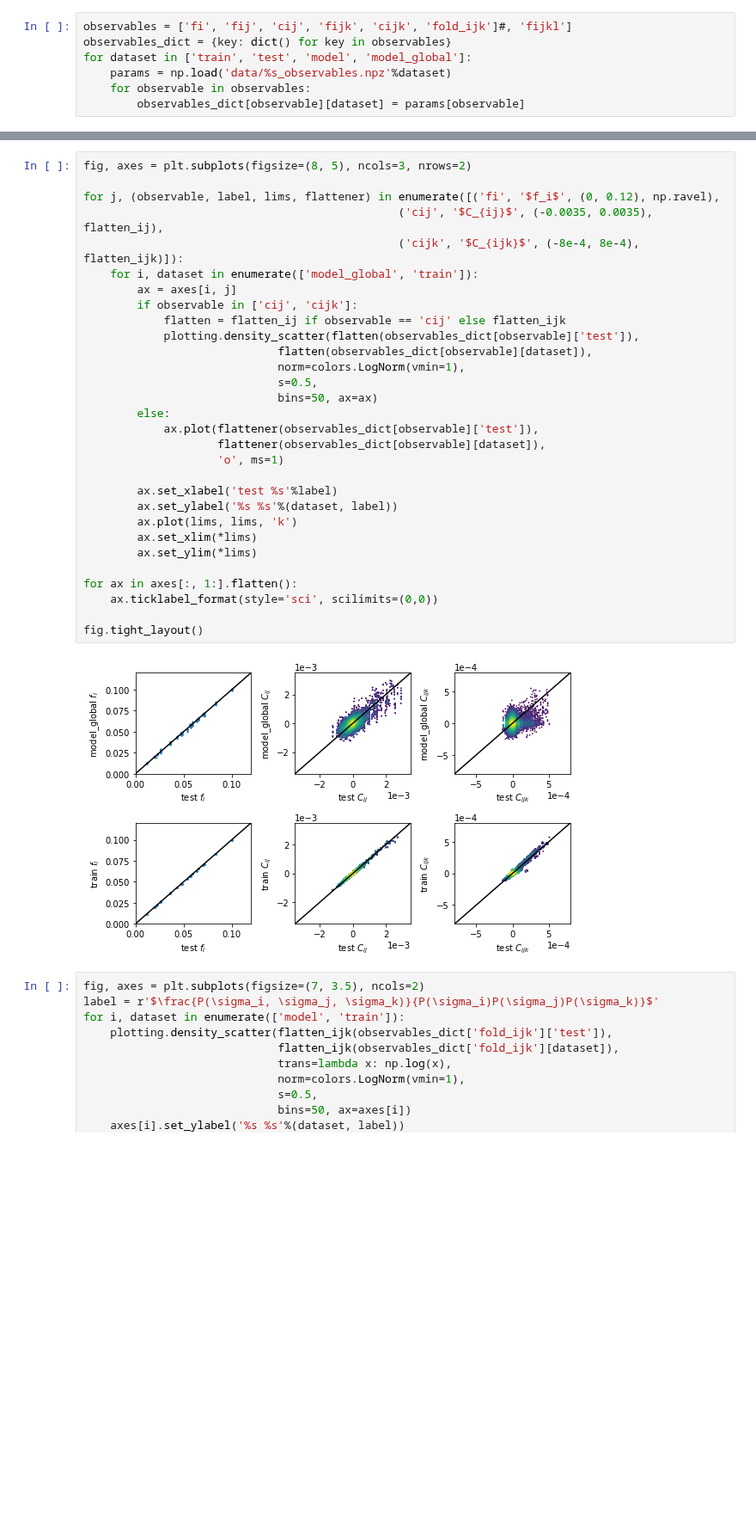
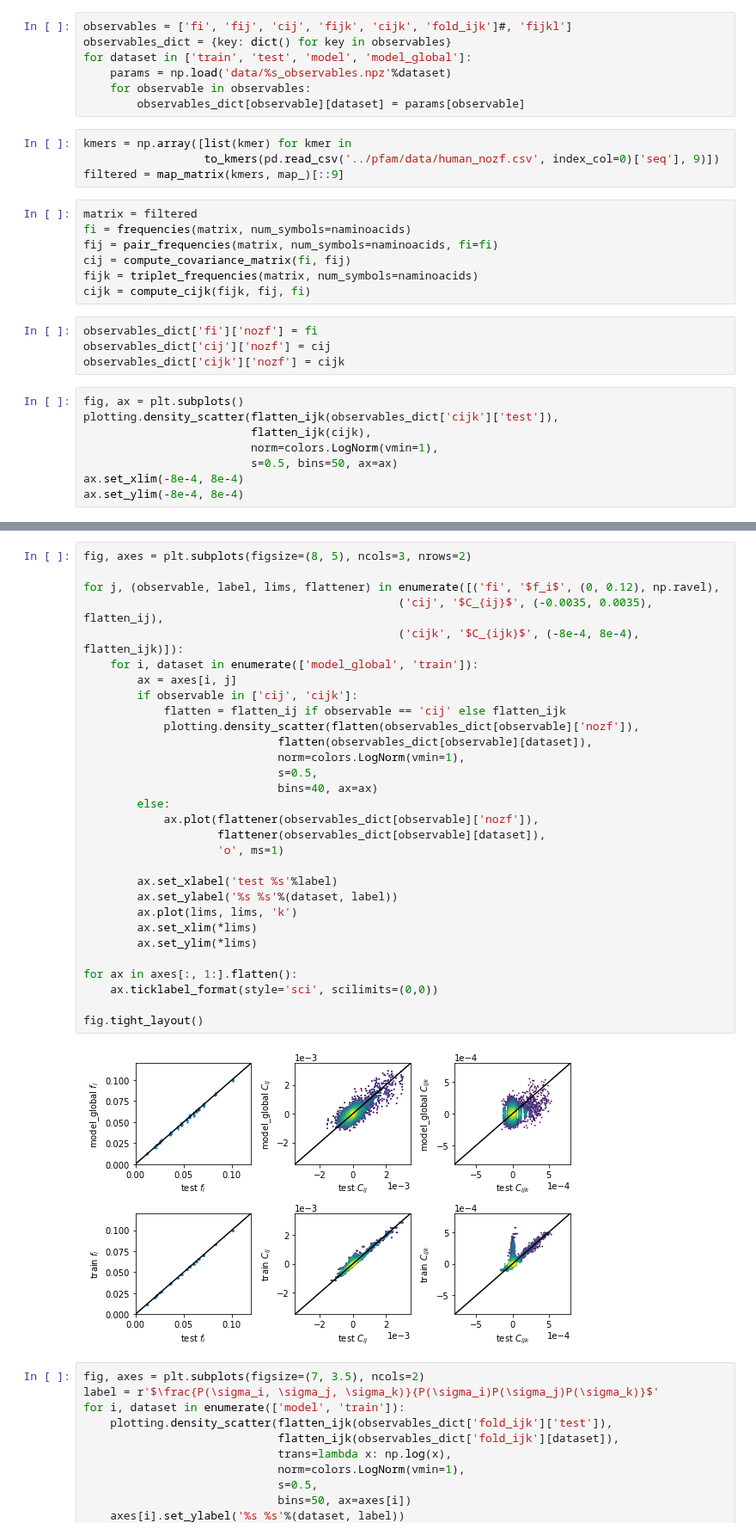
Before and after one commit to andim/peptidome, a Jupyter notebook: code/maxent/maxent_analysis.ipynb, the cells around one changed output, grey strips where cells are left out. Shown at 86% size. Saved outputs shown, nothing was run; the diff lists cells and outputs as text; blank space fills up the shorter version.

Commit message:
cijk excluding zincfingers

```diff
--- a/code/maxent/maxent_analysis.ipynb
+++ b/code/maxent/maxent_analysis.ipynb
@@ -149,3 +149,26 @@ for dataset in ['train', 'test', 'model', 'model_global']:
     params = np.load('data/%s_observables.npz'%dataset)
     for observable in observables:
         observables_dict[observable][dataset] = params[observable]
+# %%
+kmers = np.array([list(kmer) for kmer in
+                  to_kmers(pd.read_csv('../pfam/data/human_nozf.csv', index_col=0)['seq'], 9)])
+filtered = map_matrix(kmers, map_)[::9]
+# %%
+matrix = filtered
+fi = frequencies(matrix, num_symbols=naminoacids)
+fij = pair_frequencies(matrix, num_symbols=naminoacids, fi=fi)
+cij = compute_covariance_matrix(fi, fij)
+fijk = triplet_frequencies(matrix, num_symbols=naminoacids)
+cijk = compute_cijk(fijk, fij, fi)
+# %%
+observables_dict['fi']['nozf'] = fi
+observables_dict['cij']['nozf'] = cij
+observables_dict['cijk']['nozf'] = cijk
+# %%
+fig, ax = plt.subplots()
+plotting.density_scatter(flatten_ijk(observables_dict['cijk']['test']),
+                         flatten_ijk(cijk),
+                         norm=colors.LogNorm(vmin=1),
+                         s=0.5, bins=50, ax=ax)
+ax.set_xlim(-8e-4, 8e-4)
+ax.set_ylim(-8e-4, 8e-4)
@@ -152,35 +178,35 @@ for dataset in ['train', 'test', 'model', 'model_global']:
 # %%
 fig, axes = plt.subplots(figsize=(8, 5), ncols=3, nrows=2)
 
 for j, (observable, label, lims, flattener) in enumerate([('fi', '$f_i$', (0, 0.12), np.ravel),
                                                ('cij', '$C_{ij}$', (-0.0035, 0.0035), flatten_ij),
                                                ('cijk', '$C_{ijk}$', (-8e-4, 8e-4), flatten_ijk)]):
     for i, dataset in enumerate(['model_global', 'train']):
         ax = axes[i, j]
         if observable in ['cij', 'cijk']:
             flatten = flatten_ij if observable == 'cij' else flatten_ijk
-            plotting.density_scatter(flatten(observables_dict[observable]['test']),
+            plotting.density_scatter(flatten(observables_dict[observable]['nozf']),
                              flatten(observables_dict[observable][dataset]),
                              norm=colors.LogNorm(vmin=1),
                              s=0.5,
-                             bins=50, ax=ax)
+                             bins=40, ax=ax)
         else:
-            ax.plot(flattener(observables_dict[observable]['test']),
+            ax.plot(flattener(observables_dict[observable]['nozf']),
                     flattener(observables_dict[observable][dataset]),
                     'o', ms=1)
 
         ax.set_xlabel('test %s'%label)
         ax.set_ylabel('%s %s'%(dataset, label))
         ax.plot(lims, lims, 'k')
         ax.set_xlim(*lims)
         ax.set_ylim(*lims)
 
 for ax in axes[:, 1:].flatten():
     ax.ticklabel_format(style='sci', scilimits=(0,0))
 
 fig.tight_layout()
 # %% [output]
-[figure, old version]
+[figure, new version]
 # %%
 fig, axes = plt.subplots(figsize=(7, 3.5), ncols=2)
 label = r'$\frac{P(\sigma_i, \sigma_j, \sigma_k)}{P(\sigma_i)P(\sigma_j)P(\sigma_k)}$'
```
Also changed, not shown: parts of 1 cell of this notebook, 2 other files.
